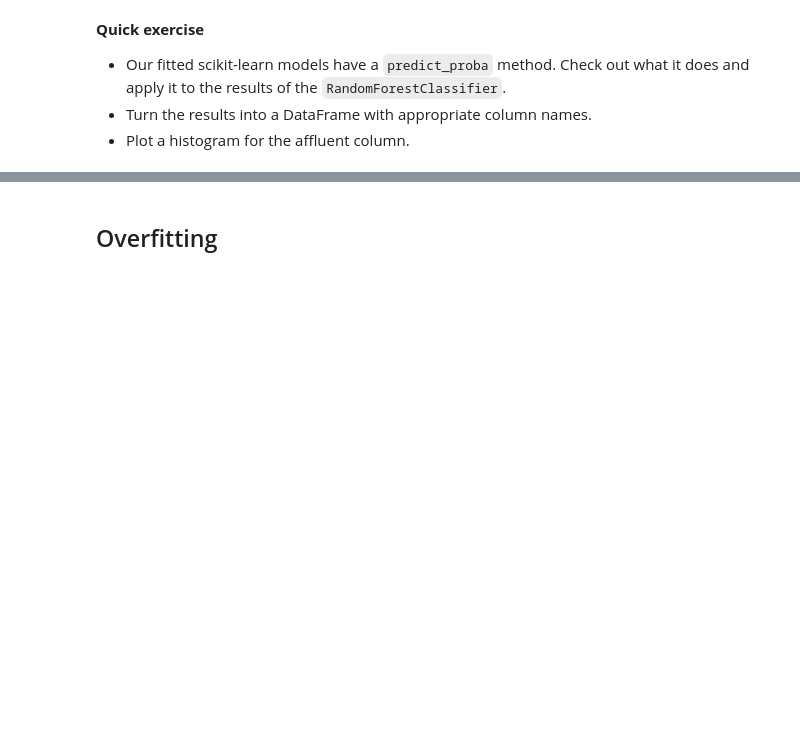
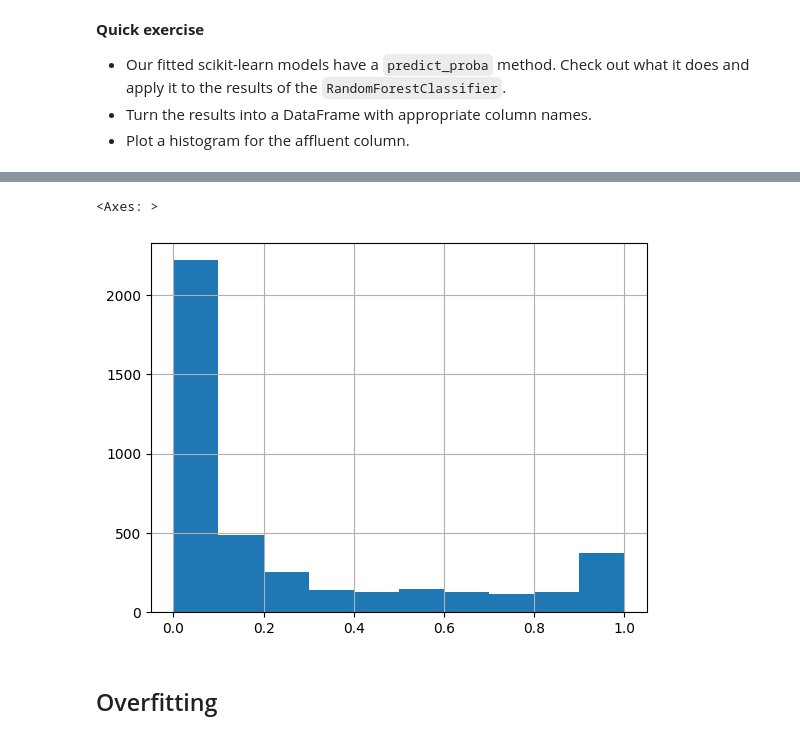
Before and after one commit to Segtanof/pyfin, a Jupyter notebook: 10_MachineLearning.ipynb, the cells around one changed output, grey strips where cells are left out. Cells and saved outputs as stored; diff of their text form; code cells hidden in the pictures; blank space fills up the shorter version.

```diff
--- a/10_MachineLearning.ipynb
+++ b/10_MachineLearning.ipynb
@@ -382,3 +414,6 @@ y_affluent = y.ge(affluent_area_cutoff).astype(int)
 **Quick exercise**
 
 Split the sample into variables with `_clf` appended to the variable names from before (e.g. `X_train_clf`). Use a test size of 20%.
+# %%
+X_train_clf, X_test_clf, y_train_clf, y_test_clf = train_test_split(X, y_affluent, test_size=0.2, random_state=RANDOM_STATE)
+X_train_clf.shape, y_test_clf.shape
@@ -404,3 +468,13 @@ Test accuracy: {test_eval:.4f}""")
 **Quick exercise**
 
 Make this code a function again, like we did for the regression trees. Test it by passing the keyword argument `max_iter=1000` to the LogisticRegression model.
+# %%
+def train_and_evaluate_clf(model, print_result=True, **kwargs):
+    mdl = model(random_state=RANDOM_STATE, **kwargs)
+    mdl.fit(X_train_clf, y_train_clf)
+    train_eval = accuracy_score(y_train_clf, mdl.predict(X_train_clf))
+    test_eval = accuracy_score(y_test_clf, mdl.predict(X_test_clf))
+    if print_result == True:
+        print(f"""Train accuracy: {train_eval:.4f}
+Test accuracy: {test_eval:.4f}""")
+    return mdl, train_eval, test_eval
@@ -418,3 +508,6 @@ train_and_evaluate_clf(RandomForestClassifier)
 - Our fitted scikit-learn models have a `predict_proba` method. Check out what it does and apply it to the results of the `RandomForestClassifier`.
 - Turn the results into a DataFrame with appropriate column names.
 - Plot a histogram for the affluent column.
+# %%
+mdl = train_and_evaluate_clf(RandomForestClassifier, print_result=False)[0]
+proba = pd.DataFrame(mdl.predict_proba(X_test_clf))
@@ -421,3 +530,10 @@ train_and_evaluate_clf(RandomForestClassifier)
+# %%
+proba.columns=["affordable", "affluent"]
+
+proba["affluent"].hist()
+# %% [output]
+<Axes: >
+[figure, added]
 # %% [markdown]
 ## Overfitting
 # %%
```
Also changed, not shown: parts of 16 cells of this notebook, 2 other files.
